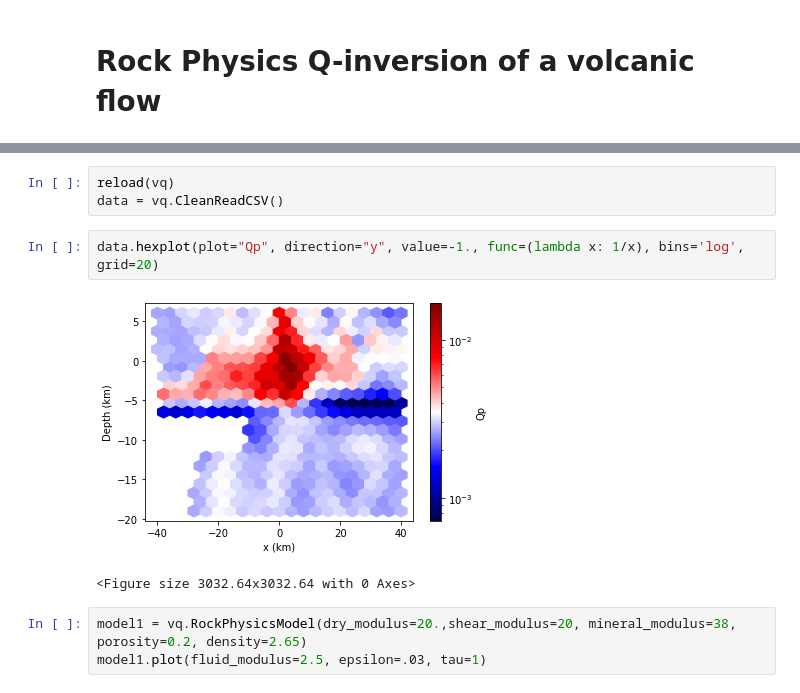
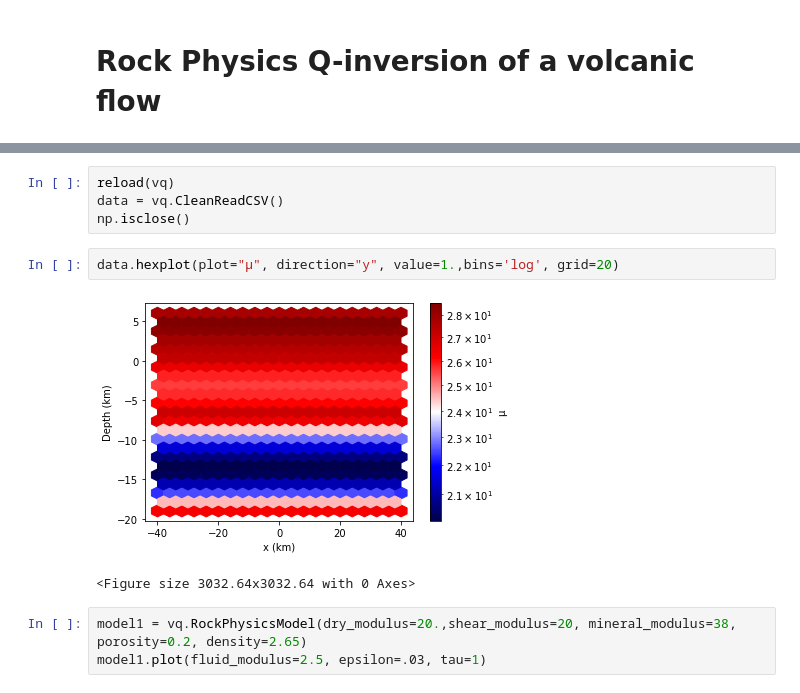
Before and after one commit to gpap-gpap/volcaniQ, a Jupyter notebook: volcanic_notebook.ipynb, the cells around one changed output, grey strips where cells are left out. Cells and saved outputs as stored; diff of their text form.

```diff
--- a/volcanic_notebook.ipynb
+++ b/volcanic_notebook.ipynb
@@ -8,10 +25,11 @@ import numpy as np
 # %%
 reload(vq)
 data = vq.CleanReadCSV()
+np.isclose()
 # %%
-data.hexplot(plot="Qp", direction="y", value=-1., func=(lambda x: 1/x), bins='log', grid=20)
+data.hexplot(plot="μ", direction="y", value=1.,bins='log', grid=20)
 # %% [output]
-[figure, old version]
+[figure, new version]
 <Figure size 3032.64x3032.64 with 0 Axes>
 # %%
 model1 = vq.RockPhysicsModel(dry_modulus=20.,shear_modulus=20, mineral_modulus=38, porosity=0.2, density=2.65)
```
Also changed, not shown: parts of 3 cells of this notebook.
